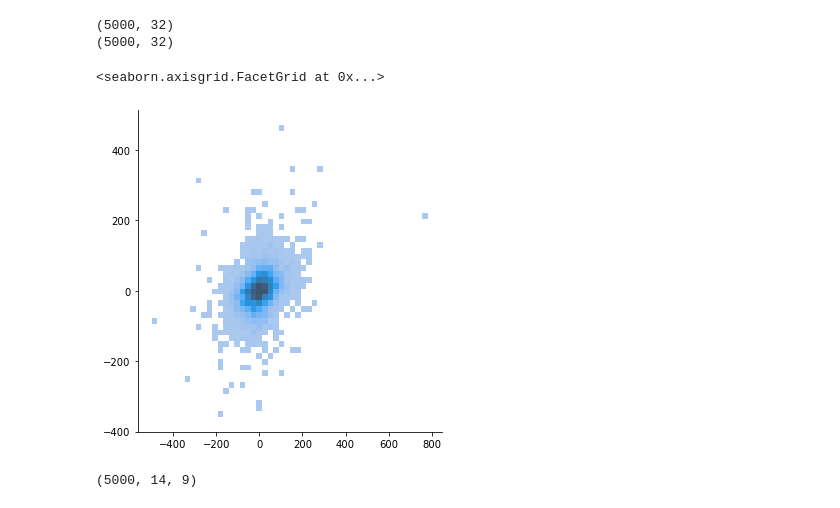
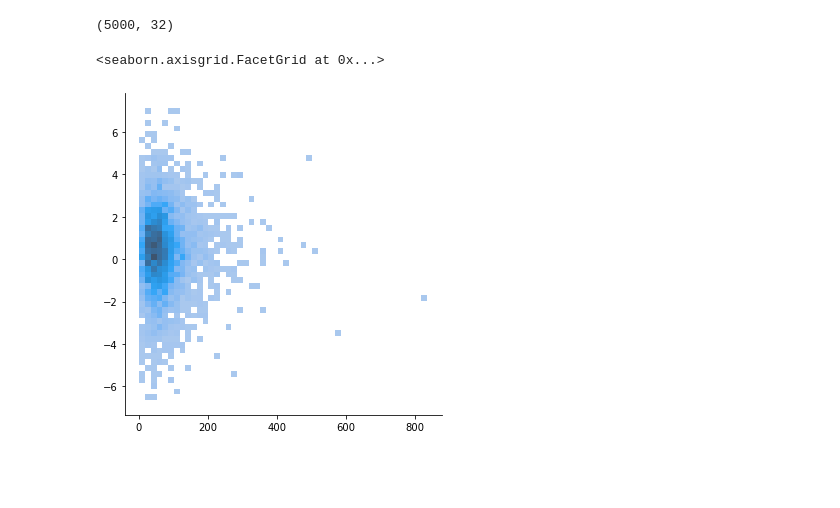
Before and after one commit to ablet-imin/ml-met-trigger, a Jupyter notebook: cell_image.ipynb, the cells around one changed output. Saved outputs shown, nothing was run; the diff lists cells and outputs as text; code cells hidden in the pictures; blank space fills up the shorter version.

```diff
--- a/cell_image.ipynb
+++ b/cell_image.ipynb
@@ -60,16 +55,9 @@ sns.displot(cell_vecs[2,:,0],bins=50)
 # %%
-filters = abs(cell_vecs[:,:,0])>2.0
-print(filters.shape)
-Y = cell_vecs[:,:,0]*filters
+Y = cell_vecs_et[:,:]
 print(Y.shape)
-Y = Y.sum(axis=-1)*-1.0
-sns.displot(x=cell_vlabel[:,0],y=Y ,bins=50)
+Y = Y.sum(axis=-1)
+sns.displot(x=cell_vlabel_et[cell_vlabel_et != 0],y=Y ,bins=50)
 # %% [output]
 (5000, 32)
-(5000, 32)
 <seaborn.axisgrid.FacetGrid at 0x...>
-[figure, old version]
+[figure, new version]
-# %%
-cell_imgs.shape
-# %% [output]
-(5000, 14, 9)
```
Also changed, not shown: parts of 7 cells of this notebook, 8 other files.
